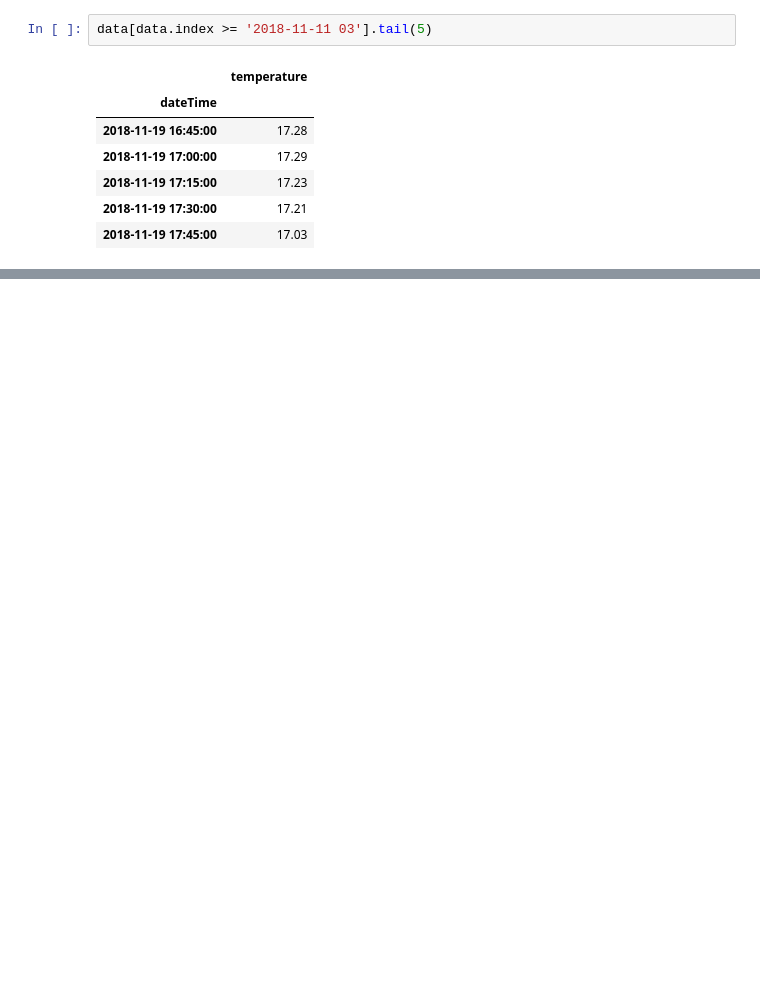
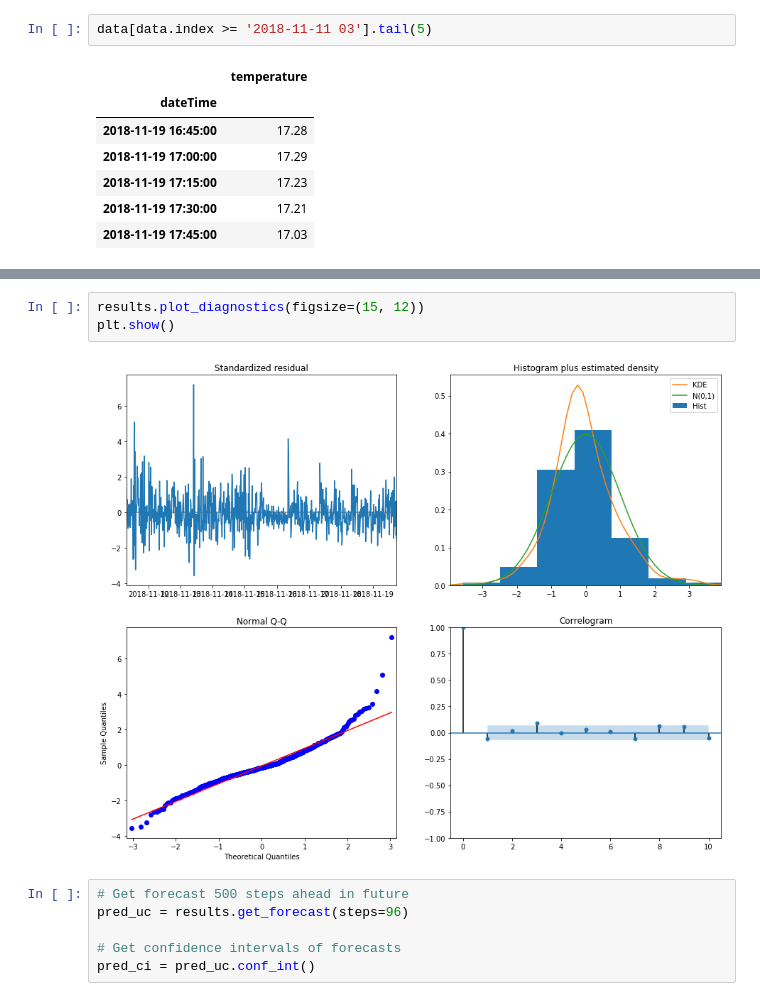
Before and after one commit to bryanhonof/Smart-Systems-Assignment-1, a Jupyter notebook: Python/5_fitting_and_predicting.ipynb, the cells around one changed output, grey strips where cells are left out. Saved outputs shown, nothing was run; the diff lists cells and outputs as text; blank space fills up the shorter version.

```diff
--- a/Python/5_fitting_and_predicting.ipynb
+++ b/Python/5_fitting_and_predicting.ipynb
@@ -110,0 +111,11 @@ pred_ci.tail(5)
+# %%
+results.plot_diagnostics(figsize=(15, 12))
+plt.show()
+# %% [output]
+[figure, added]
+# %%
+# Get forecast 500 steps ahead in future
+pred_uc = results.get_forecast(steps=96)
+
+# Get confidence intervals of forecasts
+pred_ci = pred_uc.conf_int()
```
Also changed, not shown: parts of 4 cells of this notebook.
